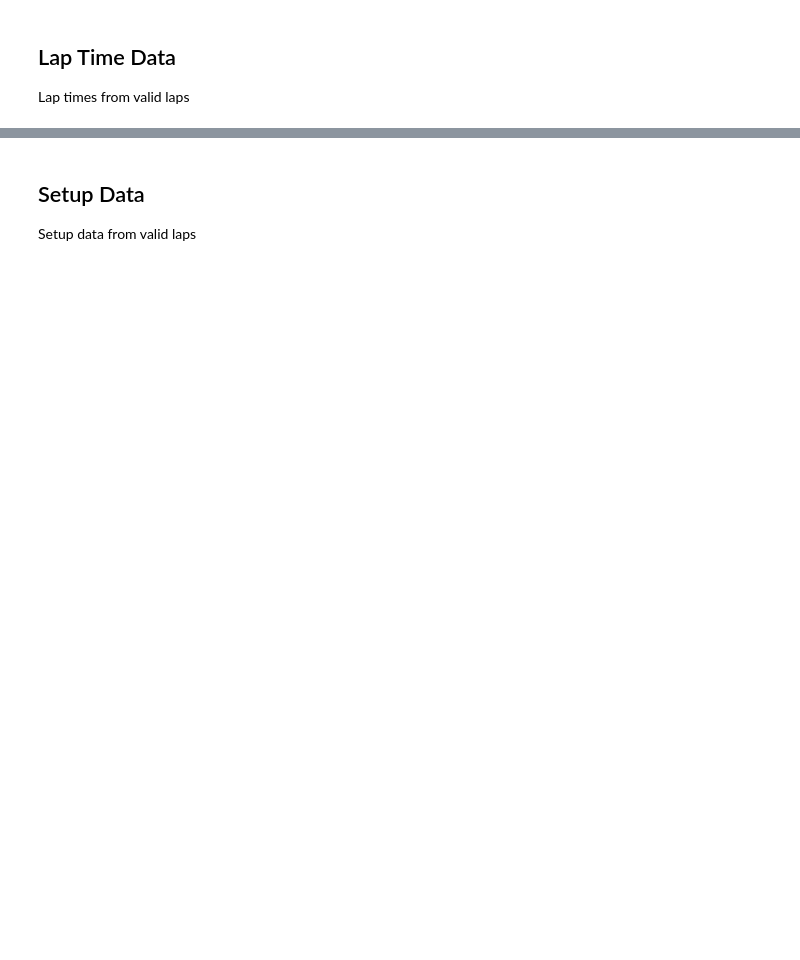
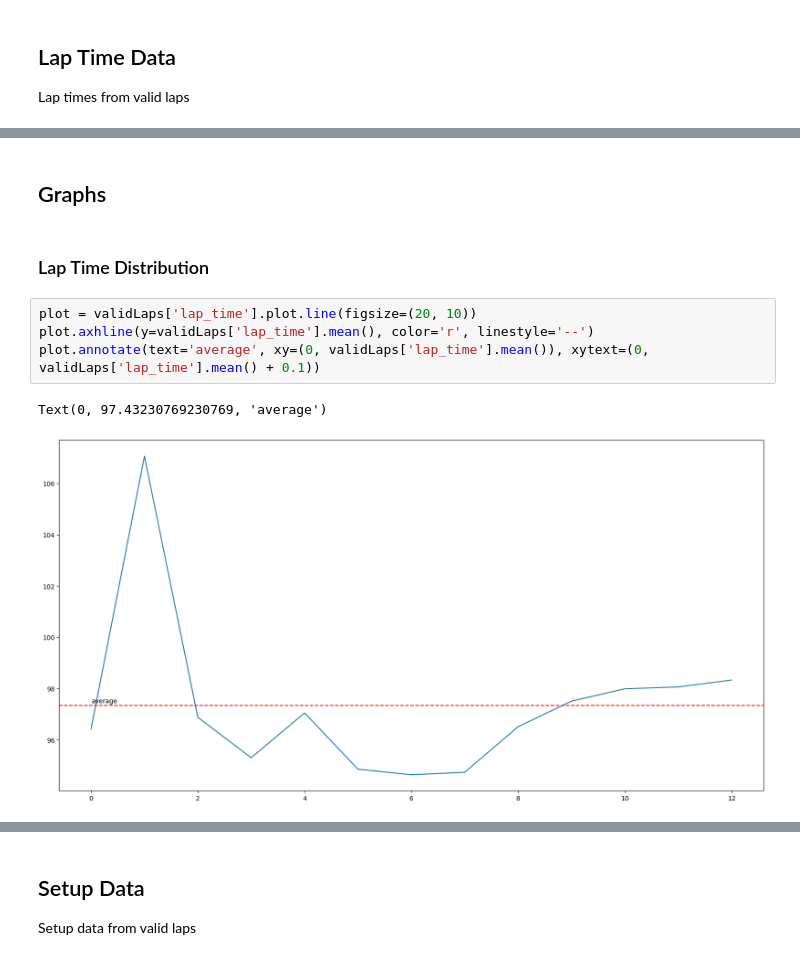
Before and after one commit to khalid-talakshi/f1-notebooks, a Jupyter notebook: practice-notebook.ipynb, the cells around one changed output, grey strips where cells are left out. Drawn from its saved outputs; the diff is of its cells as text; blank space fills up the shorter version.

```diff
--- a/practice-notebook.ipynb
+++ b/practice-notebook.ipynb
@@ -132,0 +173,11 @@ validLaps[['lapNum', 'lap_time', 'race_position']].style.apply(highlight_min, ax
+# %% [markdown]
+## Graphs
+# %% [markdown]
+### Lap Time Distribution
+# %%
+plot = validLaps['lap_time'].plot.line(figsize=(20, 10))
+plot.axhline(y=validLaps['lap_time'].mean(), color='r', linestyle='--')
+plot.annotate(text='average', xy=(0, validLaps['lap_time'].mean()), xytext=(0, validLaps['lap_time'].mean() + 0.1))
+# %% [output]
+Text(0, 97.43230769230769, 'average')
+[figure, added]
```
Also changed, not shown: parts of 12 cells of this notebook, 8 other files.
